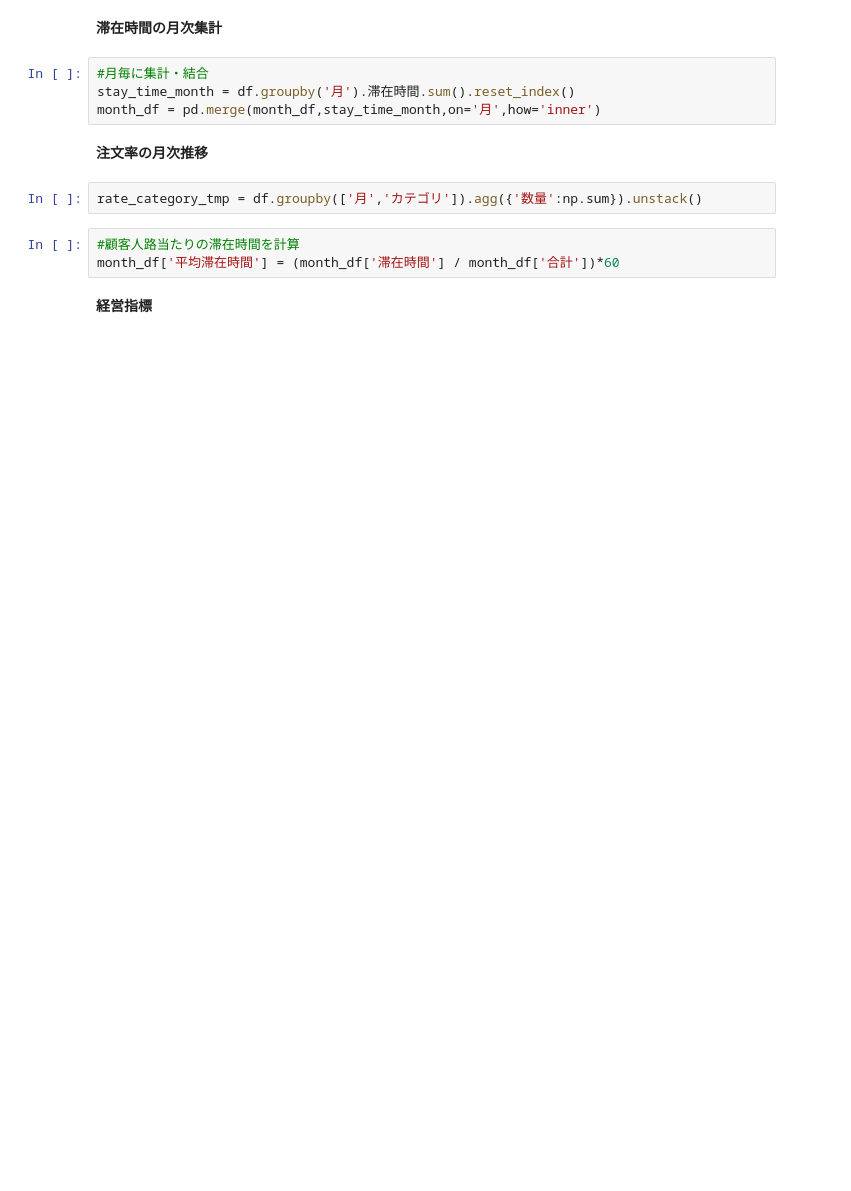
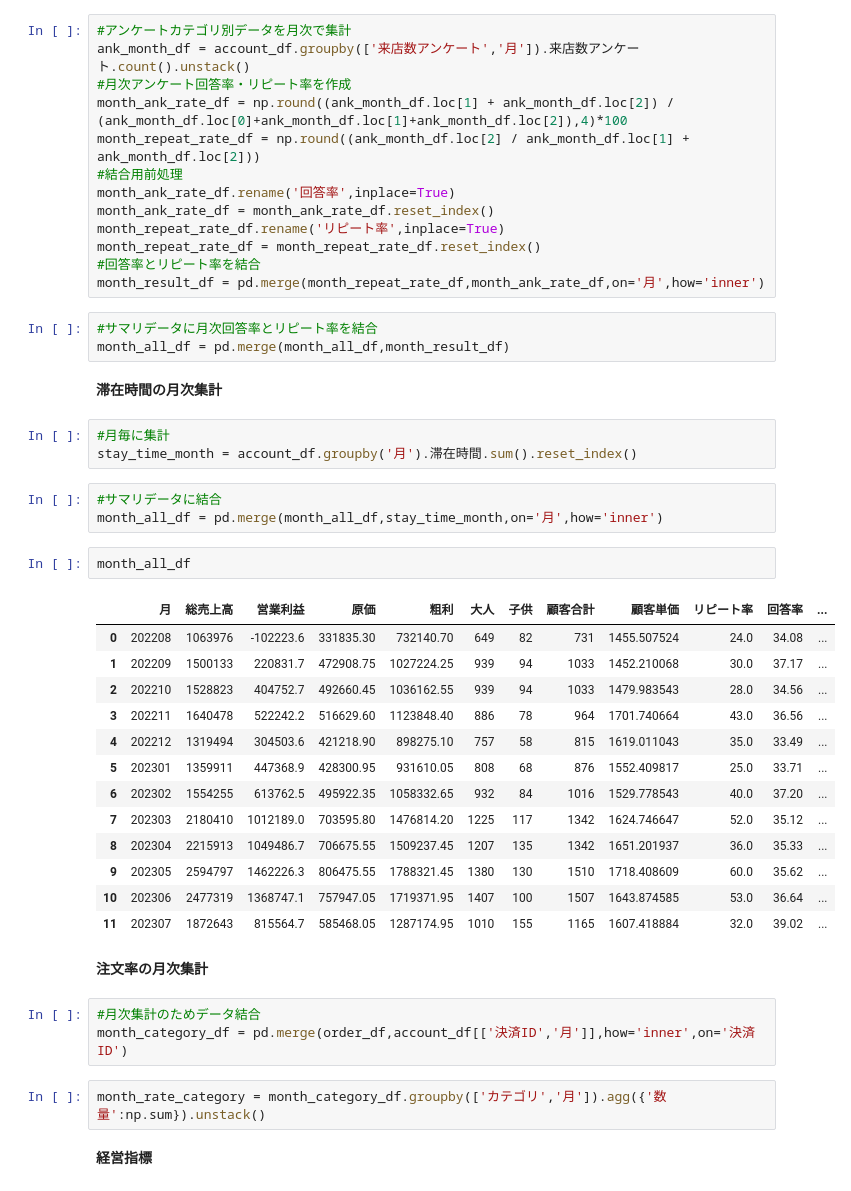
Before and after one commit to YoshiakiAsahara/for-intern, a Jupyter notebook: phase1.ipynb, the cells around one changed output. Cells and saved outputs as stored; diff of their text form; blank space fills up the shorter version.

```diff
--- a/phase1.ipynb
+++ b/phase1.ipynb
@@ -212,16 +169,50 @@ month_df = pd.merge(month_df,ank_month_df,on='月',how='inner')
+# %%
+#アンケートカテゴリ別データを月次で集計
+ank_month_df = account_df.groupby(['来店数アンケート','月']).来店数アンケート.count().unstack()
+#月次アンケート回答率・リピート率を作成
+month_ank_rate_df = np.round((ank_month_df.loc[1] + ank_month_df.loc[2]) / (ank_month_df.loc[0]+ank_month_df.loc[1]+ank_month_df.loc[2]),4)*100
+month_repeat_rate_df = np.round((ank_month_df.loc[2] / ank_month_df.loc[1] + ank_month_df.loc[2]))
+#結合用前処理
+month_ank_rate_df.rename('回答率',inplace=True)
+month_ank_rate_df = month_ank_rate_df.reset_index()
+month_repeat_rate_df.rename('リピート率',inplace=True)
+month_repeat_rate_df = month_repeat_rate_df.reset_index()
+#回答率とリピート率を結合
+month_result_df = pd.merge(month_repeat_rate_df,month_ank_rate_df,on='月',how='inner')
+# %%
+#サマリデータに月次回答率とリピート率を結合
+month_all_df = pd.merge(month_all_df,month_result_df)
 # %% [markdown]
 **滞在時間の月次集計**
 # %%
-#月毎に集計・結合
-stay_time_month = df.groupby('月').滞在時間.sum().reset_index()
-month_df = pd.merge(month_df,stay_time_month,on='月',how='inner')
+#月毎に集計
+stay_time_month = account_df.groupby('月').滞在時間.sum().reset_index()
+# %%
+#サマリデータに結合
+month_all_df = pd.merge(month_all_df,stay_time_month,on='月',how='inner')
+# %%
+month_all_df
+# %% [output]
+|  | 月 | 総売上高 | 営業利益 | 原価 | 粗利 | 大人 | 子供 | 顧客合計 | 顧客単価 | リピート率 | 回答率 | ... |
+| 0 | 202208 | 1063976 | -102223.6 | 331835.30 | 732140.70 | 649 | 82 | 731 | 1455.507524 | 24.0 | 34.08 | ... |
+| 1 | 202209 | 1500133 | 220831.7 | 472908.75 | 1027224.25 | 939 | 94 | 1033 | 1452.210068 | 30.0 | 37.17 | ... |
+| 2 | 202210 | 1528823 | 404752.7 | 492660.45 | 1036162.55 | 939 | 94 | 1033 | 1479.983543 | 28.0 | 34.56 | ... |
+| 3 | 202211 | 1640478 | 522242.2 | 516629.60 | 1123848.40 | 886 | 78 | 964 | 1701.740664 | 43.0 | 36.56 | ... |
+| 4 | 202212 | 1319494 | 304503.6 | 421218.90 | 898275.10 | 757 | 58 | 815 | 1619.011043 | 35.0 | 33.49 | ... |
+| 5 | 202301 | 1359911 | 447368.9 | 428300.95 | 931610.05 | 808 | 68 | 876 | 1552.409817 | 25.0 | 33.71 | ... |
+| 6 | 202302 | 1554255 | 613762.5 | 495922.35 | 1058332.65 | 932 | 84 | 1016 | 1529.778543 | 40.0 | 37.20 | ... |
+| 7 | 202303 | 2180410 | 1012189.0 | 703595.80 | 1476814.20 | 1225 | 117 | 1342 | 1624.746647 | 52.0 | 35.12 | ... |
+| 8 | 202304 | 2215913 | 1049486.7 | 706675.55 | 1509237.45 | 1207 | 135 | 1342 | 1651.201937 | 36.0 | 35.33 | ... |
+| 9 | 202305 | 2594797 | 1462226.3 | 806475.55 | 1788321.45 | 1380 | 130 | 1510 | 1718.408609 | 60.0 | 35.62 | ... |
+| 10 | 202306 | 2477319 | 1368747.1 | 757947.05 | 1719371.95 | 1407 | 100 | 1507 | 1643.874585 | 53.0 | 36.64 | ... |
+| 11 | 202307 | 1872643 | 815564.7 | 585468.05 | 1287174.95 | 1010 | 155 | 1165 | 1607.418884 | 32.0 | 39.02 | ... |
 # %% [markdown]
-**注文率の月次推移**
+**注文率の月次集計**
+# %%
+#月次集計のためデータ結合
+month_category_df = pd.merge(order_df,account_df[['決済ID','月']],how='inner',on='決済ID')
 # %%
-rate_category_tmp = df.groupby(['月','カテゴリ']).agg({'数量':np.sum}).unstack()
+month_rate_category = month_category_df.groupby(['カテゴリ','月']).agg({'数量':np.sum}).unstack()
-# %%
-#顧客人路当たりの滞在時間を計算
-month_df['平均滞在時間'] = (month_df['滞在時間'] / month_df['合計'])*60
 # %% [markdown]
 **経営指標**
 # %%
```
Also changed, not shown: parts of 52 cells of this notebook.
